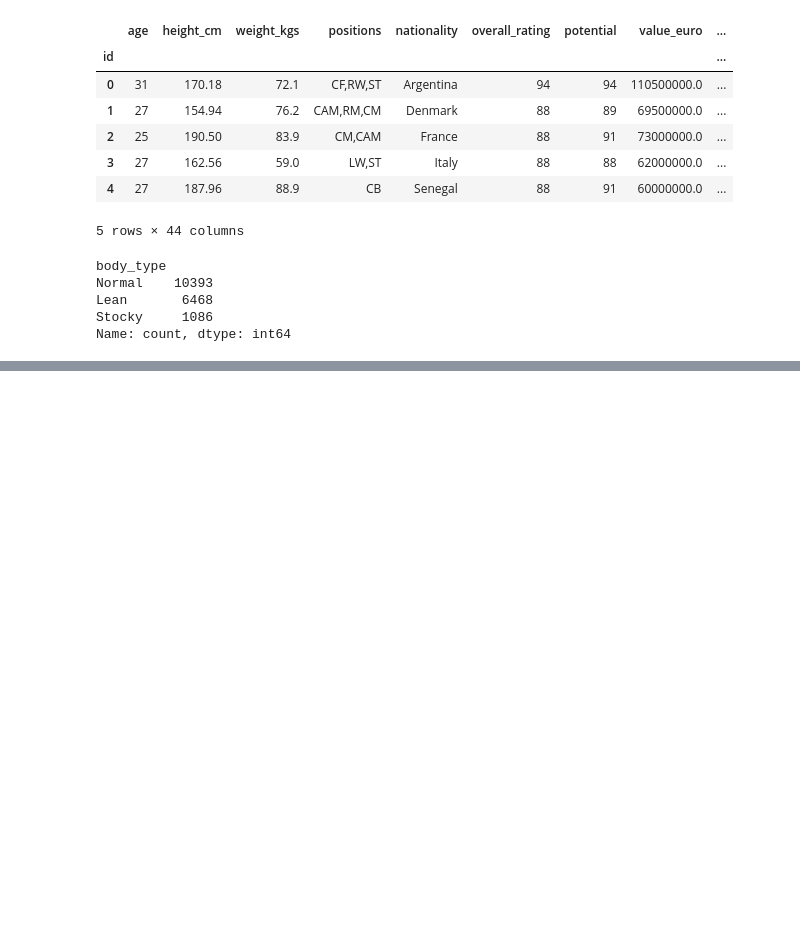
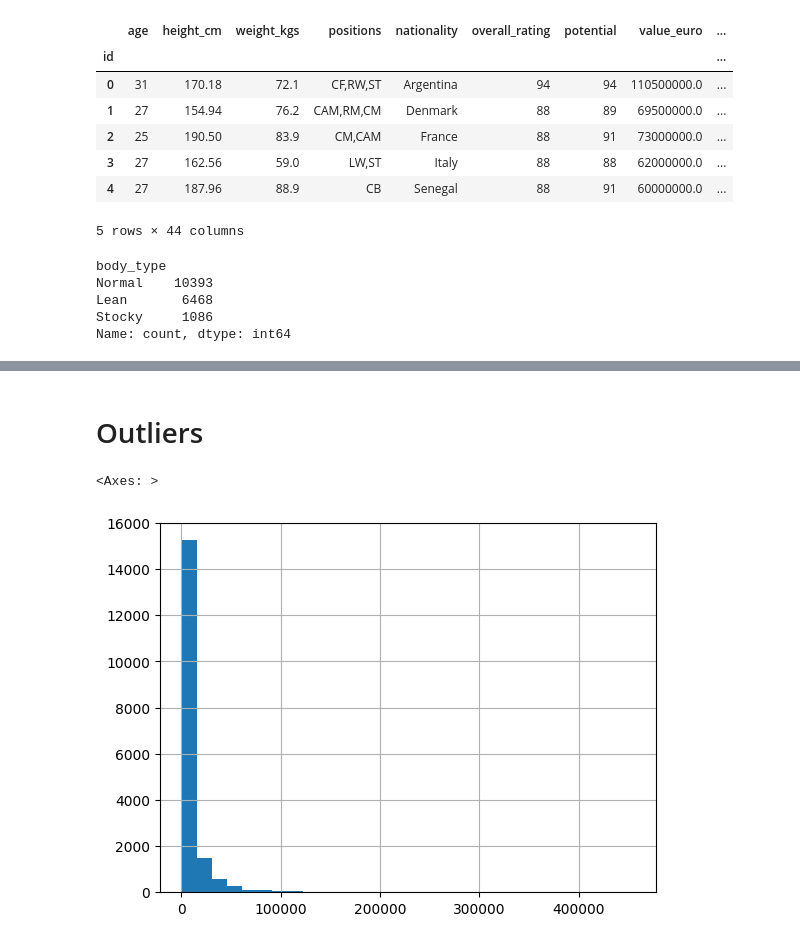
Before and after one commit to nttrung612/Football_Players_Rating_Prediction, a Jupyter notebook: preprocessing.ipynb, the cells around one changed output, grey strips where cells are left out. Drawn from its saved outputs; the diff is of its cells as text; code cells hidden in the pictures; blank space fills up the shorter version.

Commit message:
Preprocessing data

```diff
--- a/preprocessing.ipynb
+++ b/preprocessing.ipynb
@@ -294,0 +431,9 @@ Name: count, Length: 160, dtype: int64
+# %%
+from sklearn.preprocessing import LabelEncoder
+
+le = LabelEncoder()
+
+object_cols = df.select_dtypes(include='object').columns
+
+for col in object_cols:
+    df[col] = le.fit_transform(df[col])
@@ -294,0 +450,2 @@ Name: count, Length: 160, dtype: int64
+# %% [markdown]
+# Outliers
@@ -294,0 +463,5 @@ Name: count, Length: 160, dtype: int64
+# %%
+df['wage_euro'].hist(bins=30)
+# %% [output]
+<Axes: >
+[figure, added]
```
Also changed, not shown: parts of 27 cells of this notebook.
